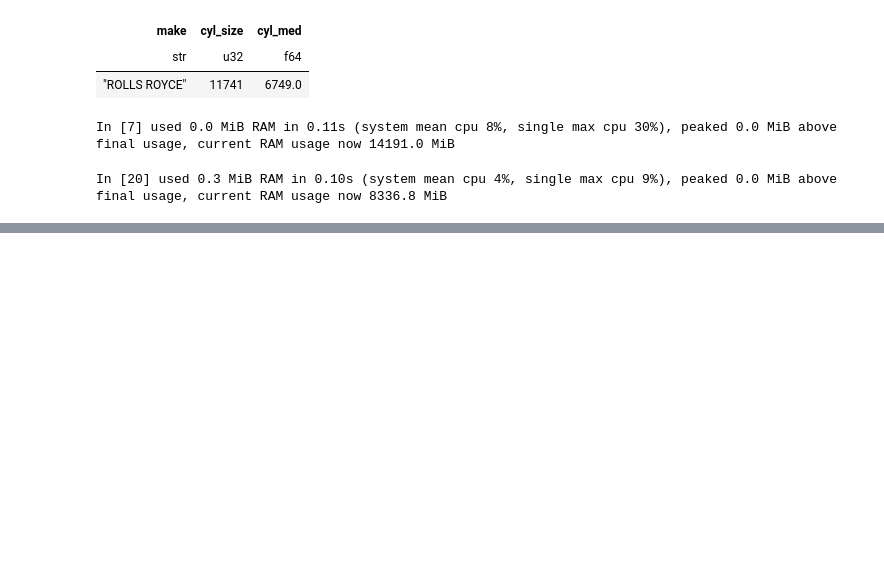
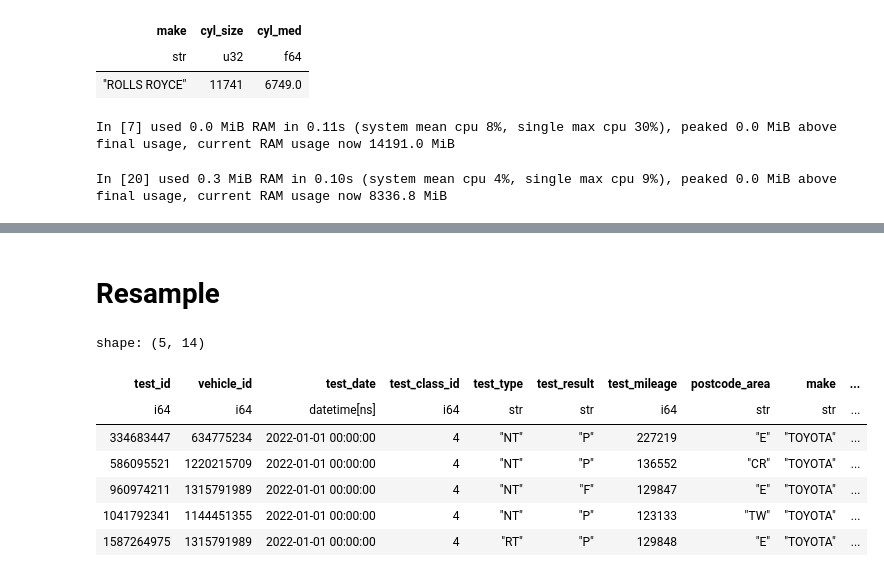
Before and after one commit to ianozsvald/mot_pandas2_polars_dask, a Jupyter notebook: experiments/20230523_polars_groupby.ipynb, the cells around one changed output, grey strips where cells are left out. Drawn from its saved outputs; the diff is of its cells as text; code cells hidden in the pictures; blank space fills up the shorter version.

```diff
--- a/experiments/20230523_polars_groupby.ipynb
+++ b/experiments/20230523_polars_groupby.ipynb
@@ -106,0 +109,13 @@ In [8] used 0.0 MiB RAM in 0.17s (system mean cpu 7%, single max cpu 38%), peake
+# %% [markdown]
+# Resample
+# %%
+dfple.head()
+# %% [output]
+shape: (5, 14)
+| test_id | vehicle_id | test_date | test_class_id | test_type | test_result | test_mileage | postcode_area | make | ... |
+| i64 | i64 | datetime[ns] | i64 | str | str | i64 | str | str | ... |
+| 334683447 | 634775234 | 2022-01-01 00:00:00 | 4 | "NT" | "P" | 227219 | "E" | "TOYOTA" | ... |
+| 586095521 | 1220215709 | 2022-01-01 00:00:00 | 4 | "NT" | "P" | 136552 | "CR" | "TOYOTA" | ... |
+| 960974211 | 1315791989 | 2022-01-01 00:00:00 | 4 | "NT" | "F" | 129847 | "E" | "TOYOTA" | ... |
+| 1041792341 | 1144451355 | 2022-01-01 00:00:00 | 4 | "NT" | "P" | 123133 | "TW" | "TOYOTA" | ... |
+| 1587264975 | 1315791989 | 2022-01-01 00:00:00 | 4 | "RT" | "P" | 129848 | "E" | "TOYOTA" | ... |
```
Also changed, not shown: parts of 14 cells of this notebook, 1 other file.
